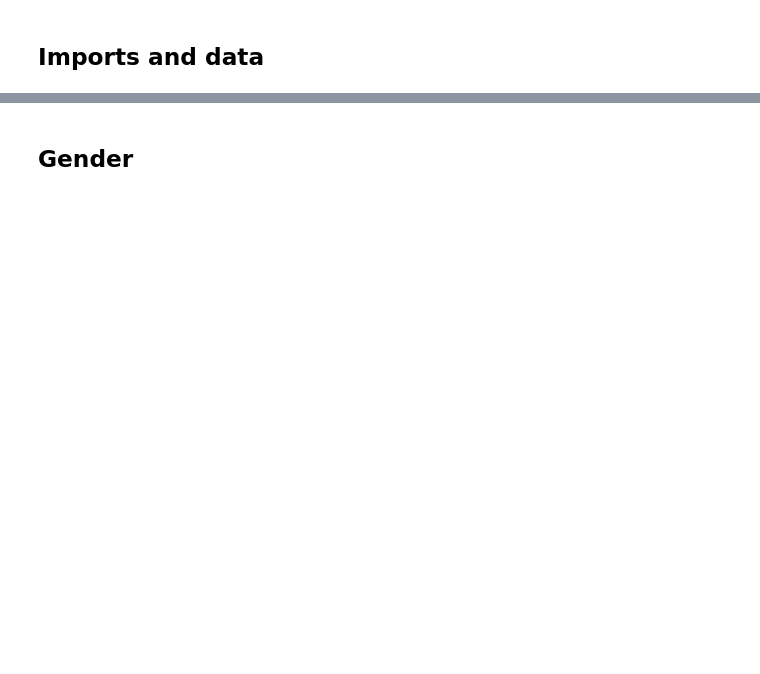
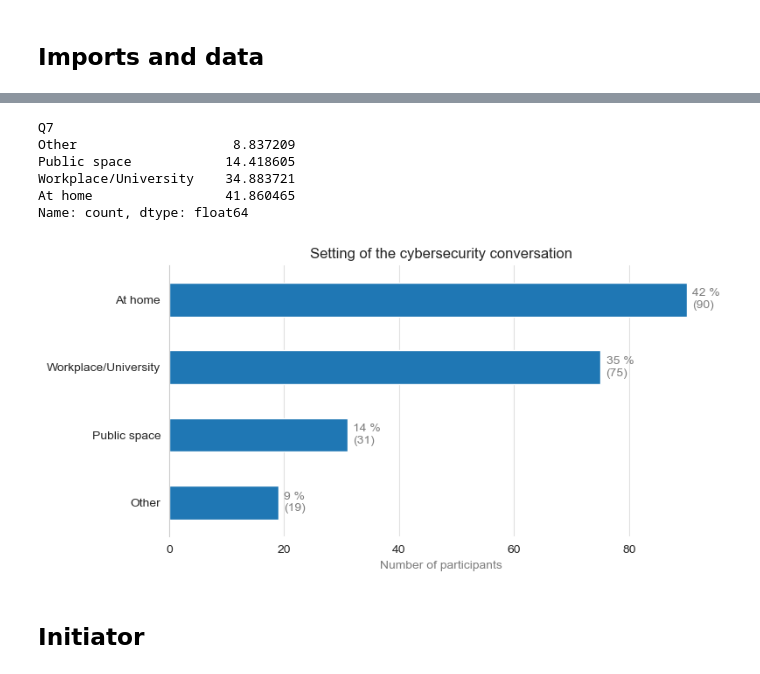
Before and after one commit to lroessert/cybersec-conv-analysis, a Jupyter notebook: analysis.ipynb, the cells around one changed output, grey strips where cells are left out. Cells and saved outputs as stored; diff of their text form; code cells hidden in the pictures; blank space fills up the shorter version.

```diff
--- a/analysis.ipynb
+++ b/analysis.ipynb
@@ -80,2 +17,67 @@ plt.show()
+# %%
+def process_and_plot(df, title):
+    # Replace "Other (please specify)" with the free text where available
+    df["Q7"] = df.apply(
+        lambda row: row["Q7_4_TEXT"] if str(row["Q7"]).strip() == "Other (please specify)" and pd.notna(row["Q7_4_TEXT"])
+        else row["Q7"],
+        axis=1
+    )
+
+    q7_exploded = df.dropna(subset=["Q7"]).assign(
+        Q7=df["Q7"].dropna().str.strip()
+    ).explode("Q7")
+
+    q7_exploded["Q7"] = q7_exploded["Q7"].replace(
+        {"Public space (e.g., café, train)": "Public space"}
+    )
+
+    q7_exploded = q7_exploded[q7_exploded["Q7"] != "Other (please specify)"]
+
+    # Values to combine into "Other"
+    to_other = {"party", "online", "phone call", "chat", "doctor's office", "car"}
+    q7_exploded["Q7"] = q7_exploded["Q7"].apply(
+        lambda x: "Other" if x.strip().lower() in to_other else x
+    )
+
+    # Count the responses
+    q7_counts_final = q7_exploded["Q7"].value_counts()
+    q7_counts_final = q7_counts_final.sort_values(ascending=True)
+
+    total_responses = q7_counts_final.sum()
+    q7_percentages = (q7_counts_final / total_responses) * 100
+
+    print(q7_percentages)
+
+    # Plot
+    fig, ax = plt.subplots(figsize=(8, 4))
+    bars = q7_counts_final.plot(kind="barh", ax=ax)
+
+    ax.set_title(title)
+    ax.set_xlabel("Number of participants", alpha=0.6)
+    ax.set_ylabel("")
+    ax.tick_params(axis='y', rotation=0)
+    plt.grid(axis='x', alpha=0.6)
+    ax.grid(axis='y', visible=False)
+    ax.spines['top'].set_visible(False)
+    ax.spines['right'].set_visible(False)
+    ax.spines['bottom'].set_visible(False)
+
+    for i in range(len(q7_counts_final)):
+        count = q7_counts_final.iloc[i]
+        percentage = q7_percentages.iloc[i]
+        ax.text(count + 1, i, f'{percentage:.0f} %\n({count})', ha='left', va='center', fontsize=10, alpha=0.6)
+
+    plt.tight_layout()
+    plt.show()
+
+process_and_plot(df, 'Setting of the cybersecurity conversation')
+# %% [output]
+Q7
+Other                    8.837209
+Public space            14.418605
+Workplace/University    34.883721
+At home                 41.860465
+Name: count, dtype: float64
+[figure, added]
 # %% [markdown]
-## Gender
+## Initiator
```
Also changed, not shown: parts of 12 cells of this notebook, 2 other files.
